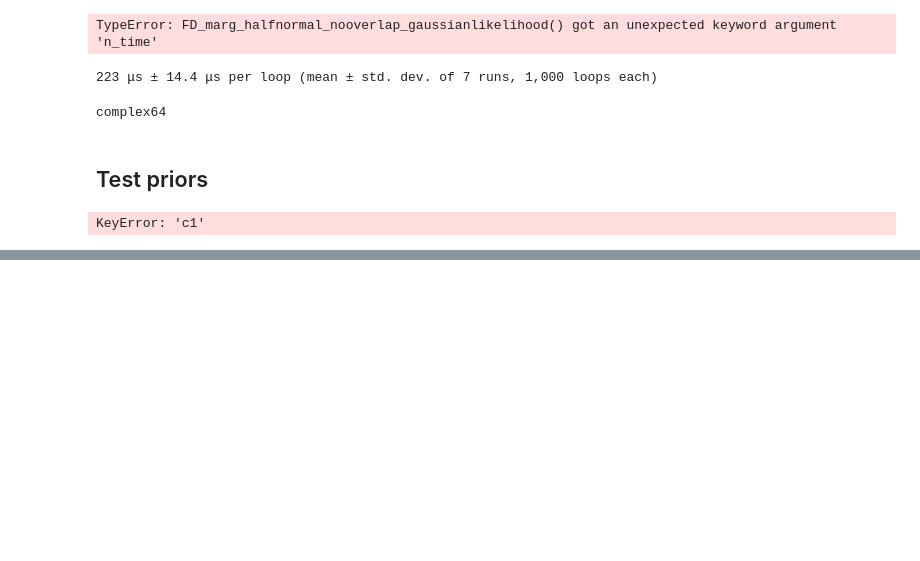
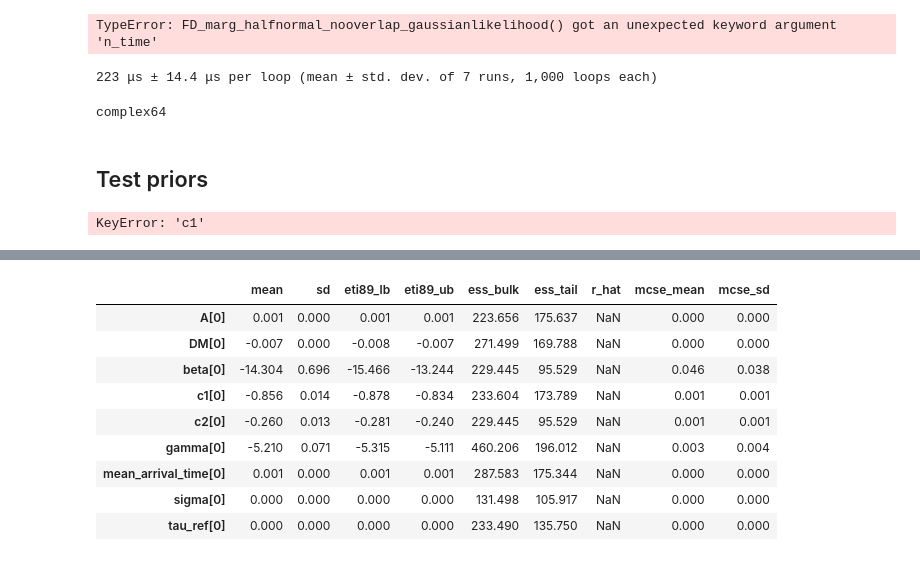
Before and after one commit to HarrisonS-Phys/FRBayes, a Jupyter notebook: notebooks/testing.ipynb, the cells around one changed output, grey strips where cells are left out. Cells and saved outputs as stored; diff of their text form; code cells hidden in the pictures; blank space fills up the shorter version.

```diff
--- a/notebooks/testing.ipynb
+++ b/notebooks/testing.ipynb
@@ -874,0 +1075,13 @@ KeyError: 'c1'
+# %%
+az.summary(mcmc_data, round_to=3)
+# %% [output]
+|  | mean | sd | eti89_lb | eti89_ub | ess_bulk | ess_tail | r_hat | mcse_mean | mcse_sd |
+| A[0] | 0.001 | 0.000 | 0.001 | 0.001 | 223.656 | 175.637 | NaN | 0.000 | 0.000 |
+| DM[0] | -0.007 | 0.000 | -0.008 | -0.007 | 271.499 | 169.788 | NaN | 0.000 | 0.000 |
+| beta[0] | -14.304 | 0.696 | -15.466 | -13.244 | 229.445 | 95.529 | NaN | 0.046 | 0.038 |
+| c1[0] | -0.856 | 0.014 | -0.878 | -0.834 | 233.604 | 173.789 | NaN | 0.001 | 0.001 |
+| c2[0] | -0.260 | 0.013 | -0.281 | -0.240 | 229.445 | 95.529 | NaN | 0.001 | 0.001 |
+| gamma[0] | -5.210 | 0.071 | -5.315 | -5.111 | 460.206 | 196.012 | NaN | 0.003 | 0.004 |
+| mean_arrival_time[0] | 0.001 | 0.000 | 0.001 | 0.001 | 287.583 | 175.344 | NaN | 0.000 | 0.000 |
+| sigma[0] | 0.000 | 0.000 | 0.000 | 0.000 | 131.498 | 105.917 | NaN | 0.000 | 0.000 |
+| tau_ref[0] | 0.000 | 0.000 | 0.000 | 0.000 | 233.490 | 135.750 | NaN | 0.000 | 0.000 |
```
Also changed, not shown: parts of 27 cells of this notebook, 2 other files.
